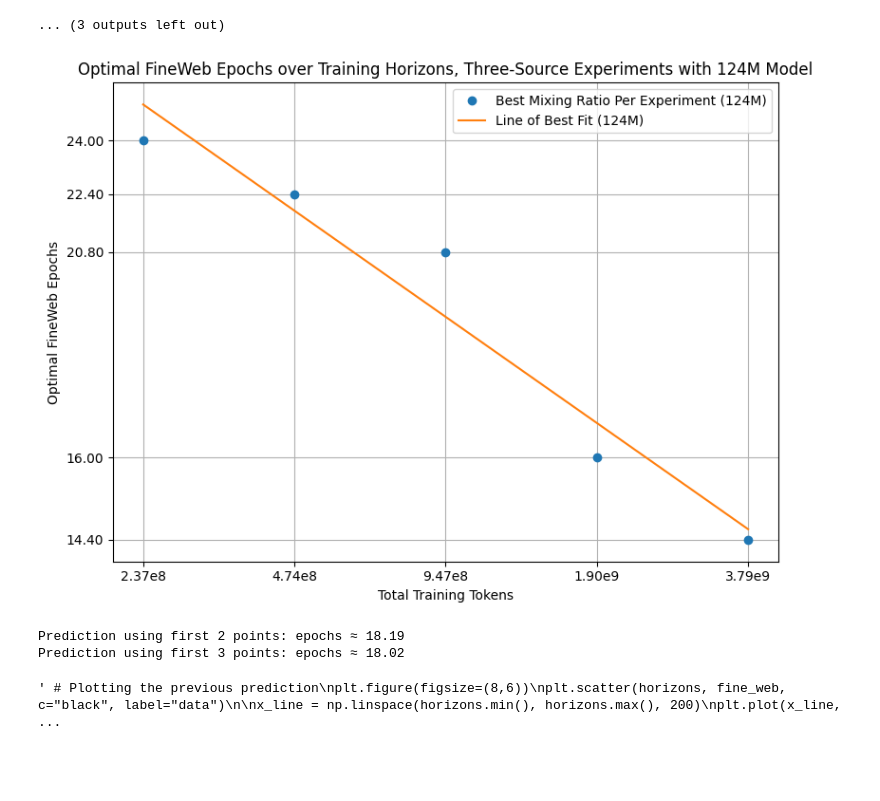
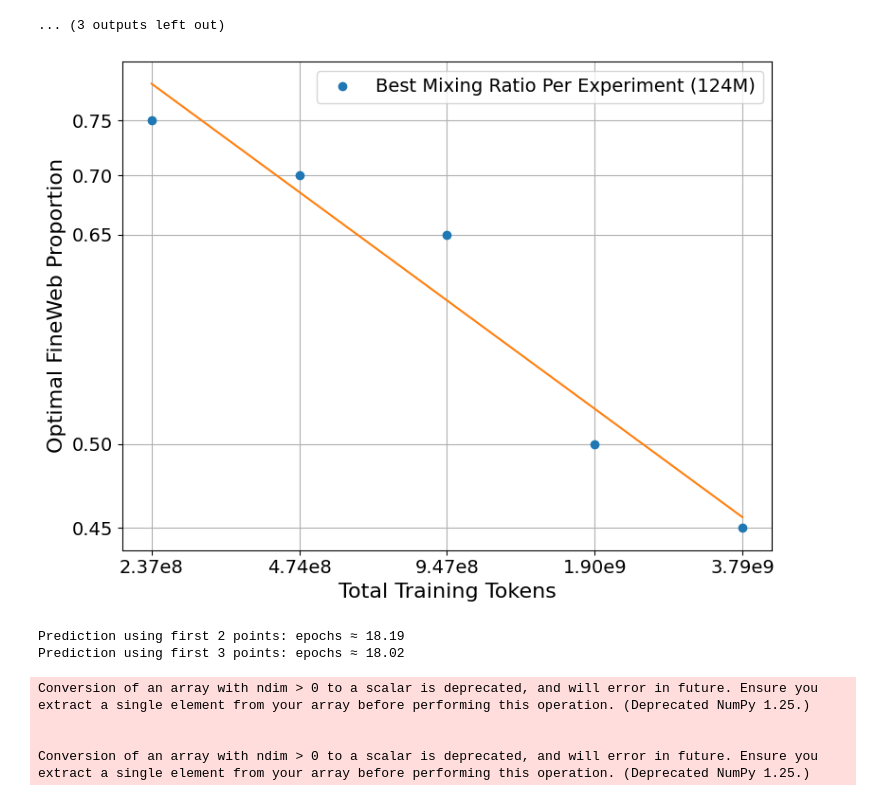
Before and after one commit to kevinzhou497/data-mixing-language-models, a Jupyter notebook: results_viz.ipynb, the cells around one changed output. Cells and saved outputs as stored; diff of their text form; code cells hidden in the pictures; blank space fills up the shorter version.

```diff
--- a/results_viz.ipynb
+++ b/results_viz.ipynb
@@ -1004,7 +1031,7 @@ import matplotlib.pyplot as plt
 from sklearn.linear_model import LinearRegression
 from matplotlib.ticker import FuncFormatter, FixedLocator, NullFormatter
 
-fine_web = 32 * np.array([0.75, 0.70, 0.65, 0.50, 0.45])
+fine_web = np.array([0.75, 0.70, 0.65, 0.50, 0.45])
 horizons = np.array([
     7238 * 128 * 256,
     14480 * 128 * 256,
@@ -1021,39 +1048,40 @@ y_line = np.exp(reg.predict(np.log(x_line).reshape(-1, 1)))
 
 plt.figure(figsize=(8,6))
 plt.plot(horizons, fine_web, 'o', label="Best Mixing Ratio Per Experiment (124M)")
-plt.plot(x_line, y_line, '-', label="Line of Best Fit (124M)")
+plt.plot(x_line, y_line, '-')
 
 ax = plt.gca()
 ax.set_xscale("log")
 ax.set_yscale("log")
 
 ax.xaxis.set_major_locator(FixedLocator(horizons))
 ax.yaxis.set_major_locator(FixedLocator(fine_web))
 
 ax.xaxis.set_minor_locator(FixedLocator([]))
 ax.yaxis.set_minor_locator(FixedLocator([]))
 ax.xaxis.set_minor_formatter(NullFormatter())
 ax.yaxis.set_minor_formatter(NullFormatter())
 
 def sci_no_plus(x, _):
     s = f"{x:.2e}"
     base, exp = s.split("e")
     exp = str(int(exp))
     return f"{base}e{exp}"
 
 ax.xaxis.set_major_formatter(FuncFormatter(sci_no_plus))
 ax.yaxis.set_major_formatter(FuncFormatter(lambda y, _: f"{y:.2f}"))
 
 plt.xlabel("Total Training Tokens")
-plt.ylabel("Optimal FineWeb Epochs")
+plt.ylabel("Optimal FineWeb Proportion")
 plt.legend()
 plt.grid(True, which="major")
-plt.title("Optimal FineWeb Epochs over Training Horizons, Three-Source Experiments with 124M Model")
+plt.title("Optimal FineWeb Proportion over Training Horizons, Three-Source Experiments with 124M Model")
 
 plt.tight_layout()
+plt.savefig(f"optimal_fineweb_proportions_124M_three_source.pdf", format="pdf", bbox_inches="tight", pad_inches=0.02)
 plt.show()
 # %% [output]
-[figure, old version]
+[figure, new version]
 # %%
 import numpy as np
 import matplotlib.pyplot as plt
@@ -1089,31 +1117,10 @@ print(f"Prediction using first 3 points: epochs ≈ {pred_3:.2f}")
 # %% [output]
 Prediction using first 2 points: epochs ≈ 18.19
 Prediction using first 3 points: epochs ≈ 18.02
+Conversion of an array with ndim > 0 to a scalar is deprecated, and will error in future. Ensure you extract a single element from your array before performing this operation. (Deprecated NumPy 1.25.)
+
+
+Conversion of an array with ndim > 0 to a scalar is deprecated, and will error in future. Ensure you extract a single element from your array before performing this operation. (Deprecated NumPy 1.25.)
-# %%
-""" # Plotting the previous prediction
-plt.figure(figsize=(8,6))
-plt.scatter(horizons, fine_web, c="black", label="data")
-
-x_line = np.linspace(horizons.min(), horizons.max(), 200)
-plt.plot(x_line, np.exp(reg2.predict(np.log(x_line).reshape(-1,1))),
-         "--", label="fit (first 2)")
-plt.plot(x_line, np.exp(reg3.predict(np.log(x_line).reshape(-1,1))),
-         "-.", label="fit (first 3)")
-
-plt.axvline(target_horizon, color="gray", ls=":")
-plt.scatter([target_horizon], [pred_2], c="blue", marker="x", s=100, label=f"pred (2 pts) = {pred_2:.2f}")
-plt.scatter([target_horizon], [pred_3], c="red", marker="x", s=100, label=f"pred (3 pts) = {pred_3:.2f}")
-
-plt.xscale("log")
-plt.yscale("log")
-plt.xlabel("Training Horizon (tokens)")
-plt.ylabel("Optimal FineWeb Epochs")
-plt.legend()
-plt.grid(True, which="major")
-plt.tight_layout()
-plt.show()"""
-# %% [output]
-' # Plotting the previous prediction\nplt.figure(figsize=(8,6))\nplt.scatter(horizons, fine_web, c="black", label="data")\n\nx_line = np.linspace(horizons.min(), horizons.max(), 200)\nplt.plot(x_line, ...
 # %%
 # Loss Curve for 2 source experiments, 124M Model
 import re
```
Also changed, not shown: parts of 31 cells of this notebook, 2 other files.
